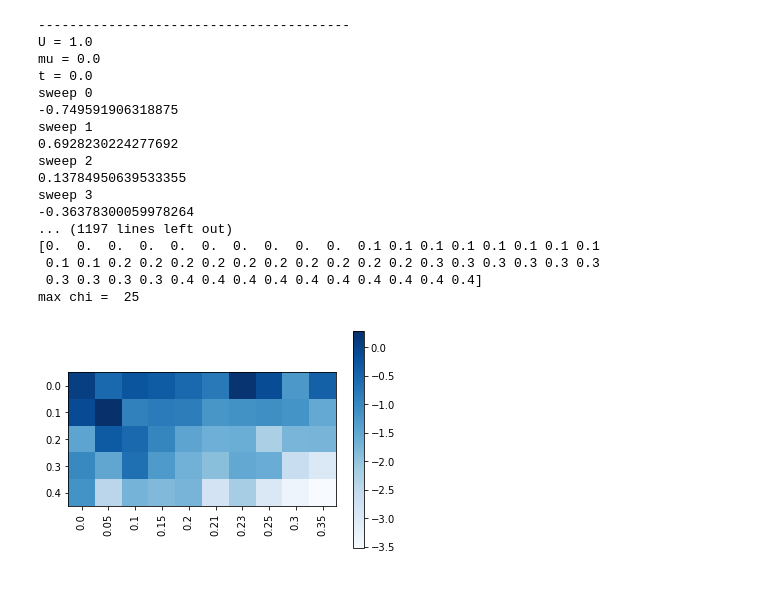
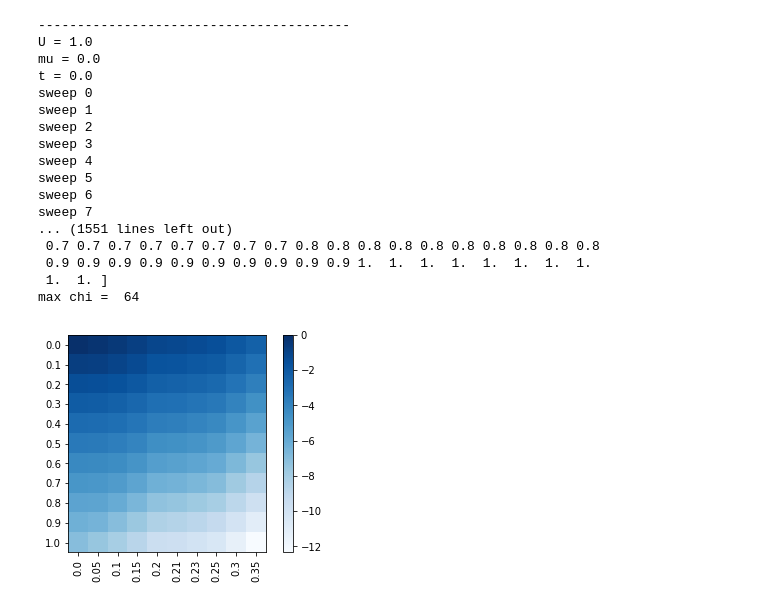
Before and after one commit to emilymayhaworth/CMMBPproject10, a Jupyter notebook: implementation_final.ipynb, the cells around one changed output. Cells and saved outputs as stored; diff of their text form; code cells hidden in the pictures.

```diff
--- a/implementation_final.ipynb
+++ b/implementation_final.ipynb
@@ -53,30 +42,3 @@ def dmrg_gs(L, t, U, mu, nc, max_N_sweeps=10, chi_max=50, eps=1.e-10):
         #Eprev = E
     print("max final bond dimension: ", max(psi.get_chi()))
     return model, psi, energyss
-# %%
-model, psi, energyss = dmrg_gs(20, 0.1, 1.0, 0.4, 4)
-
-"""
-output:
-sweep 0
--19.15059464878485
-sweep 1
--18.833778306060637
-sweep 2
--18.27964679111915
-sweep 3
--19.26255199527073
-sweep 4
--18.079261734634407
-sweep 5
--18.91285883139576
-sweep 6
--18.78532370620143
-sweep 7
--16.684977307010563
-sweep 8
--19.466464611656548
-sweep 9
--14.95310423136435
-max final bond dimension:  50
-"""
@@ -123,7 +67,7 @@ plt.ylabel('energies')
 plt.show()
 """
 # %%
-mus = [0.0, 0.1, 0.2, 0.3, 0.4]#, 0.5, 0.6, 0.7, 0.8, 0.9, 1.0]
+mus = [0.0, 0.1, 0.2, 0.3, 0.4, 0.5, 0.6, 0.7, 0.8, 0.9, 1.0]
 ts = [0.0, 0.05, 0.1, 0.15, 0.2, 0.21, 0.23, 0.25, 0.3, 0.35]
 Us = [1.0] #0.3, 0.4, 0.5, 0.8, 1.0, 1.1, 1.2, 1.5, 2.0, 5.0
 # %%
@@ -141,47 +85,47 @@ for U in Us:
             print("t =", t)
             t_U.append(t/U)
             mu_U.append(mu/U)
-            model, psi, energyss = dmrg_gs(5, t, U, mu, 4, chi_max=64, eps=1.e-10)
+            model, psi, energyss = dmrg_gs(7, t, U, mu, 4, chi_max=64, eps=1.e-10)
             Es.append(my_expectation_value(psi.Bs, model))
     Es = np.array(Es)
     t_U = np.array(t_U)
     mu_U = np.array(mu_U)
     print(t_U)
     print(mu_U)
     Es = np.reshape(Es, (len(mus), len(ts)))
     print("max chi = ", max(psi.get_chi()))
 mu_U_lbl = np.unique(mu_U)
 t_U_lbl = np.unique(t_U)
 plt.xticks(ticks=np.arange(len(np.unique(t_U))),labels=t_U_lbl,rotation=90) #check x y
 plt.yticks(ticks=np.arange(len(np.unique(mu_U))),labels=mu_U_lbl)
 # save this plot inside a variable called hm
 xmin = 0
 xmax = 0.35
 ymin = 0
-ymax = 0.4
+ymax = 1.0
 hm=plt.imshow(Es, cmap='Blues',interpolation="nearest") #, extent = (xmin,xmax,ymin,ymax)
 # pass this heatmap object into plt.colorbar method.
 plt.colorbar(hm)
 plt.show()
 # %% [output]
 ----------------------------------------
 U = 1.0
 mu = 0.0
 t = 0.0
 sweep 0
--0.749591906318875
 sweep 1
-0.6928230224277692
 sweep 2
-0.13784950639533355
 sweep 3
--0.36378300059978264
-... (1197 lines left out)
-[0.  0.  0.  0.  0.  0.  0.  0.  0.  0.  0.1 0.1 0.1 0.1 0.1 0.1 0.1 0.1
- 0.1 0.1 0.2 0.2 0.2 0.2 0.2 0.2 0.2 0.2 0.2 0.2 0.3 0.3 0.3 0.3 0.3 0.3
- 0.3 0.3 0.3 0.3 0.4 0.4 0.4 0.4 0.4 0.4 0.4 0.4 0.4 0.4]
-max chi =  25
+sweep 4
+sweep 5
+sweep 6
+sweep 7
+... (1551 lines left out)
+ 0.7 0.7 0.7 0.7 0.7 0.7 0.7 0.7 0.8 0.8 0.8 0.8 0.8 0.8 0.8 0.8 0.8 0.8
+ 0.9 0.9 0.9 0.9 0.9 0.9 0.9 0.9 0.9 0.9 1.  1.  1.  1.  1.  1.  1.  1.
+ 1.  1. ]
+max chi =  64
-[figure, old version]
+[figure, new version]
 # %%
 print(Es)
 print(t_U)
```
Also changed, not shown: parts of 15 cells of this notebook, 1 other file.
